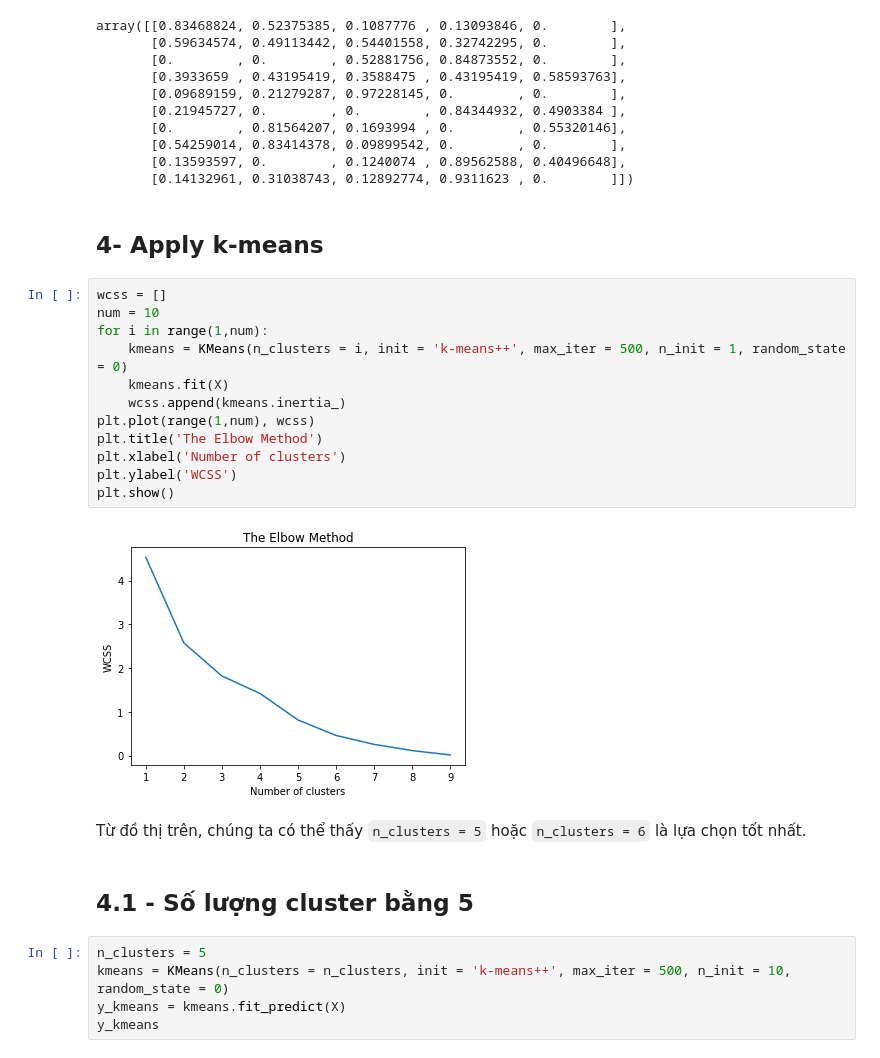
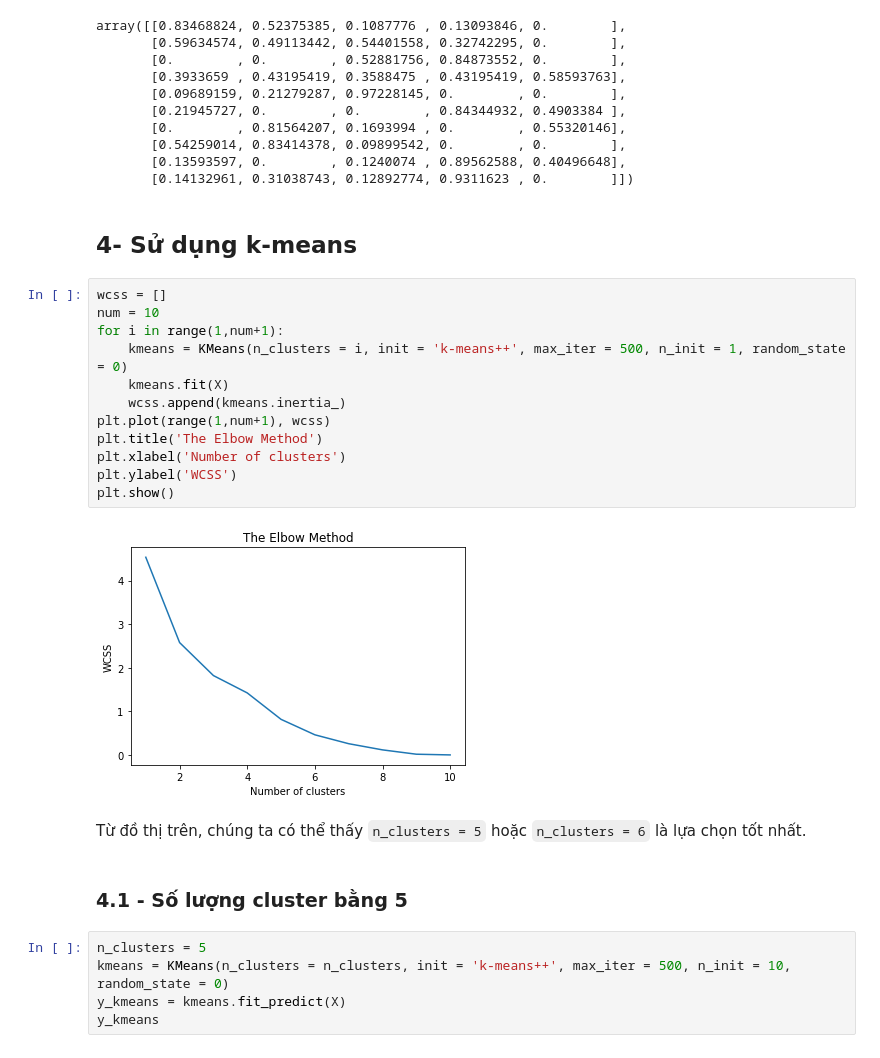
Before and after one commit to bluesky2106/python-ai, a Jupyter notebook: 06-clustering/final-assignment/hac-kmeans.ipynb, the cells around one changed output. Saved outputs shown, nothing was run; the diff lists cells and outputs as text.

Commit message:
clustering data - final assignment

```diff
--- a/06-clustering/final-assignment/hac-kmeans.ipynb
+++ b/06-clustering/final-assignment/hac-kmeans.ipynb
@@ -70,25 +81,25 @@ array([[0.83468824, 0.52375385, 0.1087776 , 0.13093846, 0.        ],
        [0.13593597, 0.        , 0.1240074 , 0.89562588, 0.40496648],
        [0.14132961, 0.31038743, 0.12892774, 0.9311623 , 0.        ]])
 # %% [markdown]
-## 4- Apply k-means
+## 4- Sử dụng k-means
 # %%
 wcss = []
 num = 10
-for i in range(1,num):
+for i in range(1,num+1):
     kmeans = KMeans(n_clusters = i, init = 'k-means++', max_iter = 500, n_init = 1, random_state = 0)
     kmeans.fit(X)
     wcss.append(kmeans.inertia_)
-plt.plot(range(1,num), wcss)
+plt.plot(range(1,num+1), wcss)
 plt.title('The Elbow Method')
 plt.xlabel('Number of clusters')
 plt.ylabel('WCSS')
 plt.show()
 # %% [output]
-[figure, old version]
+[figure, new version]
 # %% [markdown]
 Từ đồ thị trên, chúng ta có thể thấy `n_clusters = 5` hoặc `n_clusters = 6` là lựa chọn tốt nhất.
 # %% [markdown]
-## 4.1 - Số lượng cluster bằng 5
+### 4.1 - Số lượng cluster bằng 5
 # %%
 n_clusters = 5
 kmeans = KMeans(n_clusters = n_clusters, init = 'k-means++', max_iter = 500, n_init = 10, random_state = 0)
```
Also changed, not shown: parts of 38 cells of this notebook, 1 other file.
